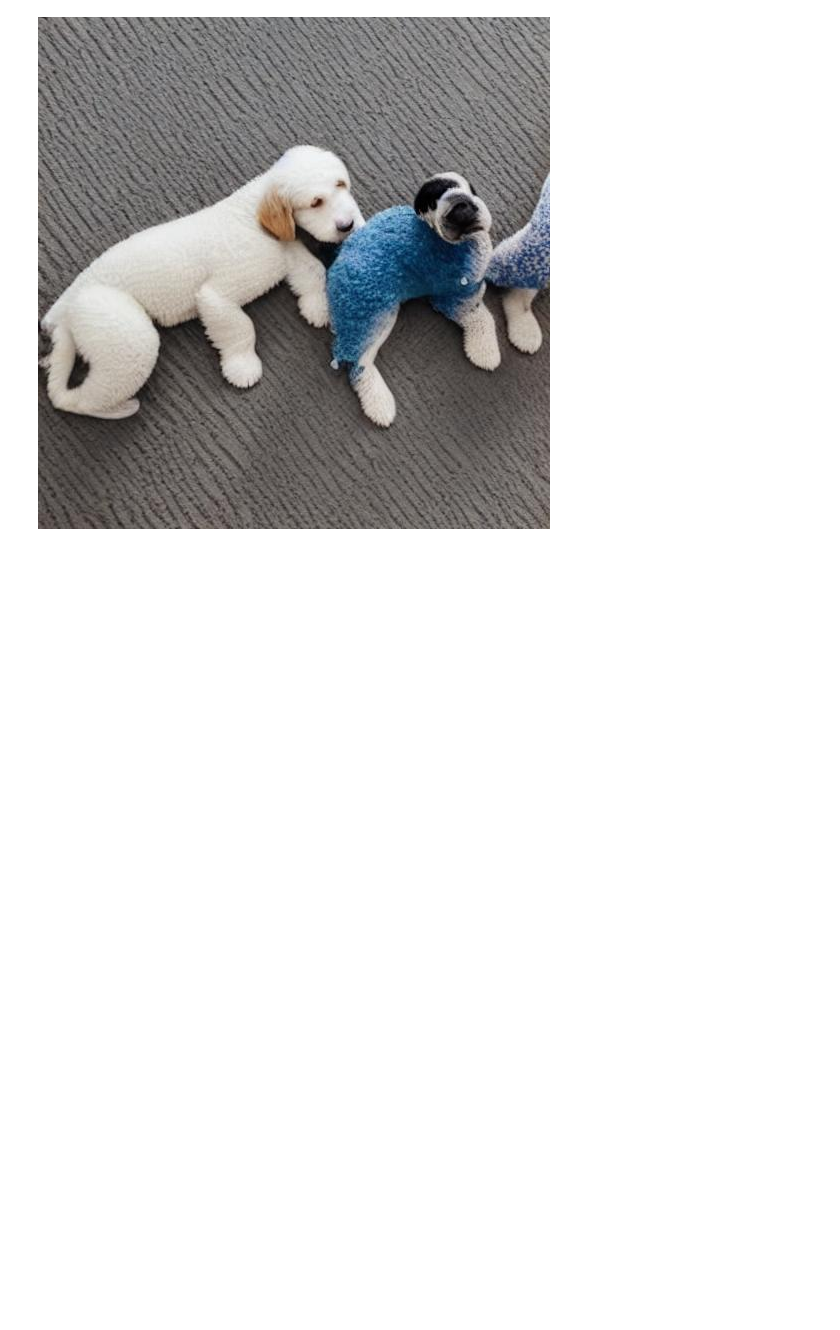
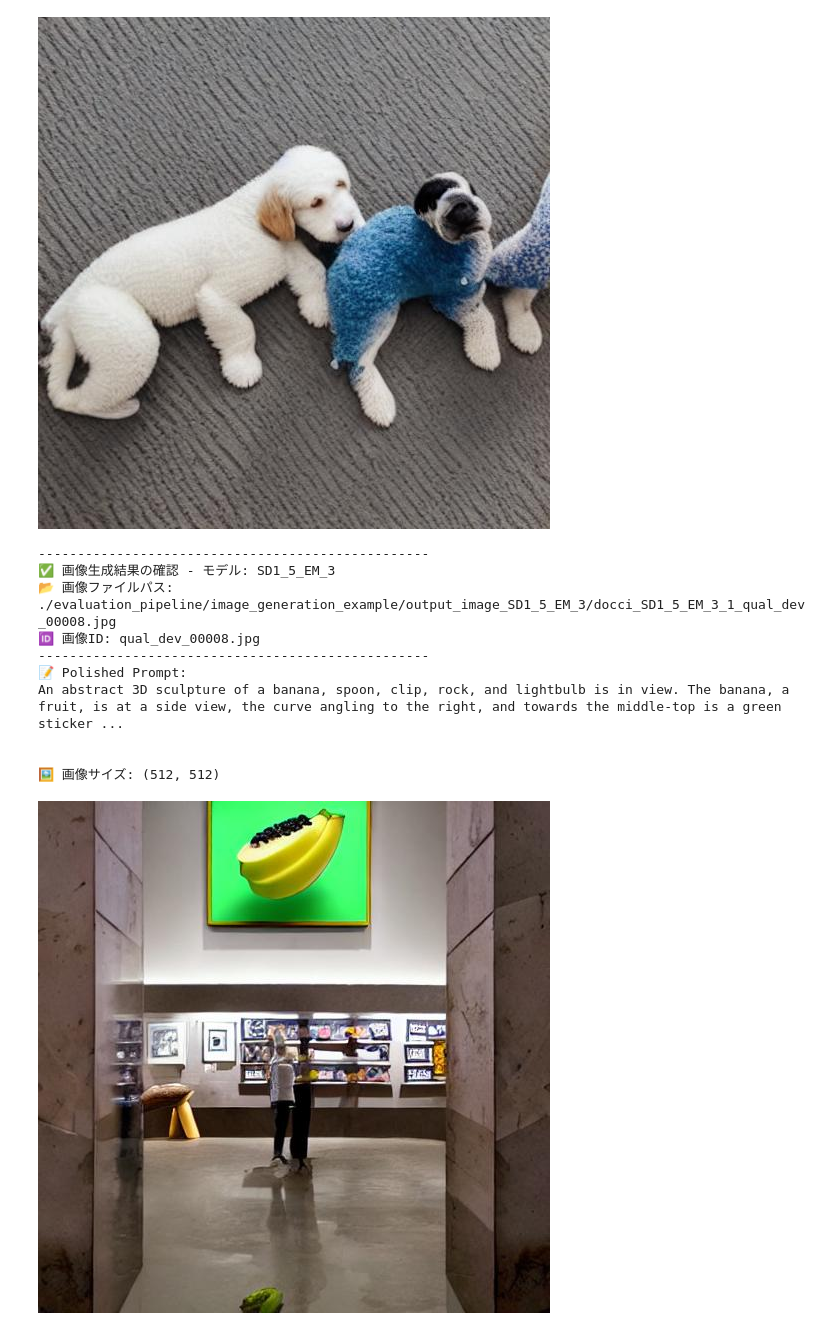
Before and after one commit to taiyo2001/data-juicer, a Jupyter notebook: playground/display_generation_image.ipynb, the cells around one changed output. Saved outputs shown, nothing was run; the diff lists cells and outputs as text; code cells hidden in the pictures; blank space fills up the shorter version.

```diff
--- a/playground/display_generation_image.ipynb
+++ b/playground/display_generation_image.ipynb
@@ -18,13 +18,14 @@ display(img_result)
 import sys
 sys.path.append("./playground")
 
-from playground.display_generation_image import parse_args, display_result
+from playground.display_generation_image import display_result
 from IPython.display import display
 
 class Args:
-    model_name = "SD1_5_ICL1"
-    image_id = "qual_dev_00003.jpg"
-    prompt_path = "./DetailMaster_Dataset/DetailMaster_Dataset.json"
+    def __init__(self, model_name="SD1_5_SP1", image_id="qual_dev_00003.jpg", prompt_path="./DetailMaster_Dataset/DetailMaster_Dataset.json"):
+        self.model_name = model_name
+        self.image_id = image_id
+        self.prompt_path = prompt_path
 # %% [output]
 /home/g2481424/workspace/research/data-juicer
 # %%
@@ -55,3 +57,23 @@ An overhead view of four labradoodle puppies, three puppies are sitting and one
 
 🖼️ 画像サイズ: (512, 512)
 [figure]
+# %%
+args = Args(
+  model_name="SD1_5_EM_3",
+  # model_name="SD1_5_EM_NP3_3",
+  image_id="qual_dev_00008.jpg"
+)
+img_result = display_result(args)
+display(img_result)
+# %% [output]
+--------------------------------------------------
+✅ 画像生成結果の確認 - モデル: SD1_5_EM_3
+📂 画像ファイルパス: ./evaluation_pipeline/image_generation_example/output_image_SD1_5_EM_3/docci_SD1_5_EM_3_1_qual_dev_00008.jpg
+🆔 画像ID: qual_dev_00008.jpg
+--------------------------------------------------
+📝 Polished Prompt:
+An abstract 3D sculpture of a banana, spoon, clip, rock, and lightbulb is in view. The banana, a fruit, is at a side view, the curve angling to the right, and towards the middle-top is a green sticker ...
+
+
+🖼️ 画像サイズ: (512, 512)
+[figure, added]
```
Also changed, not shown: parts of 1 cell of this notebook, 9 other files.
